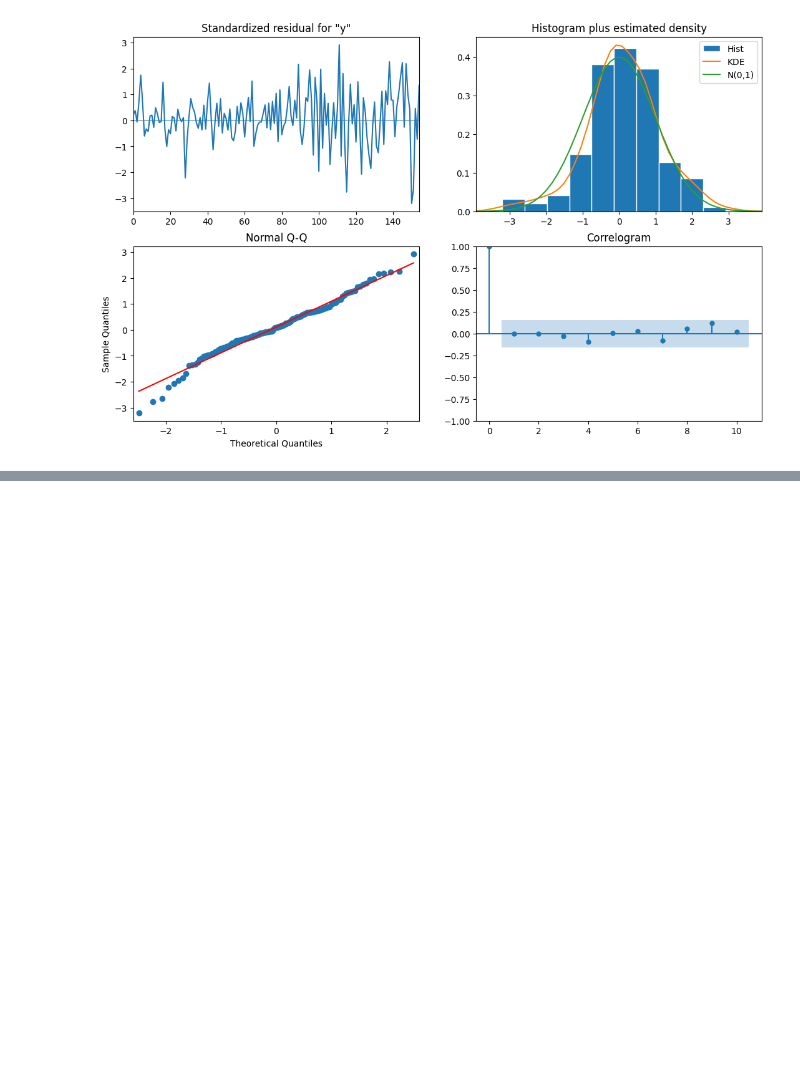
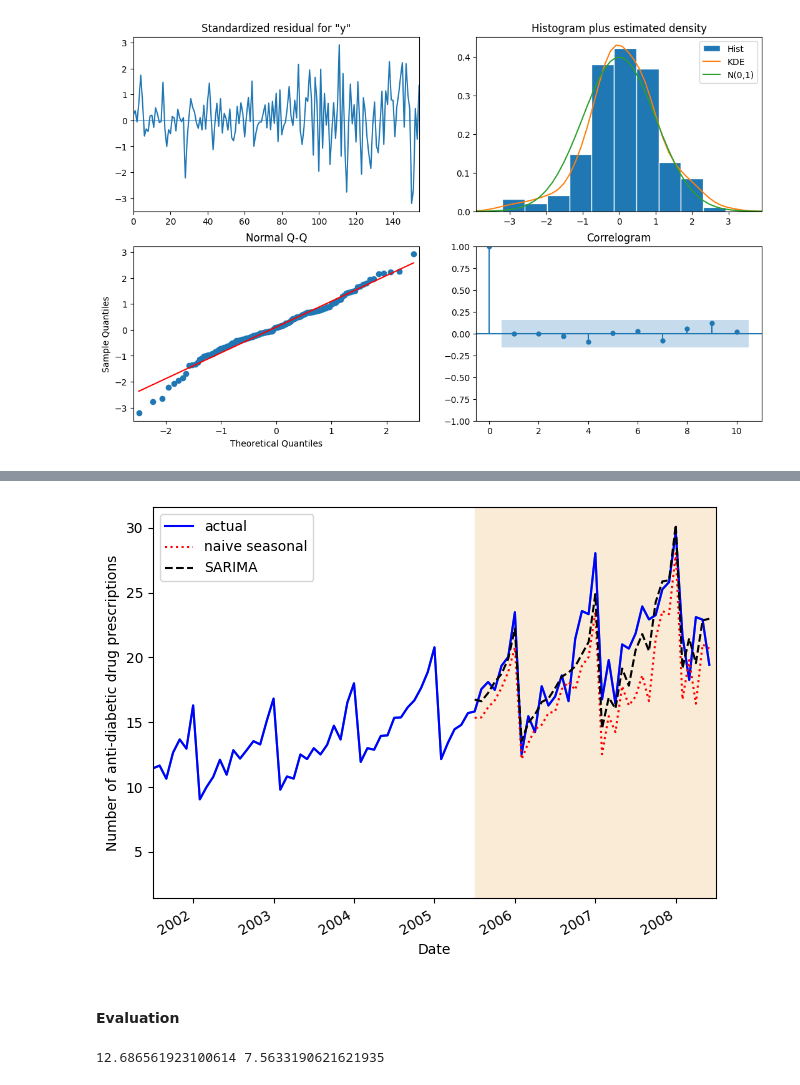
Before and after one commit to Danlof/Timeseries_prescriptions, a Jupyter notebook: drugs.ipynb, the cells around one changed output, grey strips where cells are left out. Drawn from its saved outputs; the diff is of its cells as text; code cells hidden in the pictures; blank space fills up the shorter version.

```diff
--- a/drugs.ipynb
+++ b/drugs.ipynb
@@ -234,0 +280,3 @@ plt.savefig('results/residual_diagnostics.png',dpi=300)
+# %%
+pred_df = df[168:]
+pred_df.head()
@@ -234,0 +290,7 @@ plt.savefig('results/residual_diagnostics.png',dpi=300)
+# %%
+TRAIN_LEN = 168
+HORIZON =36
+WINDOW = 12
+
+pred_df['last_season'] = rolling_forcast(df,TRAIN_LEN,HORIZON,WINDOW,'last_season')
+pred_df.head()
@@ -234,0 +311,3 @@ plt.savefig('results/residual_diagnostics.png',dpi=300)
+# %%
+pred_df['SARIMA'] = rolling_forcast(df,TRAIN_LEN,HORIZON,WINDOW,'SARIMA')
+pred_df.head()
@@ -234,0 +326,26 @@ plt.savefig('results/residual_diagnostics.png',dpi=300)
+# %%
+fig,ax = plt.subplots()
+
+ax.plot(df.y)
+ax.plot(df.y, 'b-',label="actual")
+ax.plot(pred_df.last_season,'r:',label="naive seasonal")
+ax.plot(pred_df.SARIMA,'k--',label="SARIMA")
+ax.set_xlabel('Date')
+ax.set_ylabel('Number of anti-diabetic drug prescriptions')
+# highlight the last 3 year(36months ) test set for rolling predictions.
+ax.axvspan(168,204, color="antiquewhite",alpha=1)
+# rearranging the dates to look good
+ax.legend(loc=2)
+
+plt.xticks(np.arange(6,204,12),np.arange(1992,2009,1))
+plt.xlim(120, 204)
+# clarity of dates
+fig.autofmt_xdate()
+
+plt.tight_layout()
+
+plt.savefig('results/forcast.png')
+# %% [output]
+[figure, added]
+# %% [markdown]
+#### Evaluation
@@ -234,0 +355,7 @@ plt.savefig('results/residual_diagnostics.png',dpi=300)
+# %%
+mape_naive_seasonal = mape(pred_df.y, pred_df.last_season)
+mape_SARIMA = mape(pred_df.y, pred_df.SARIMA)
+
+print(mape_naive_seasonal, mape_SARIMA)
+# %% [output]
+12.686561923100614 7.5633190621621935
```
Also changed, not shown: parts of 11 cells of this notebook.
